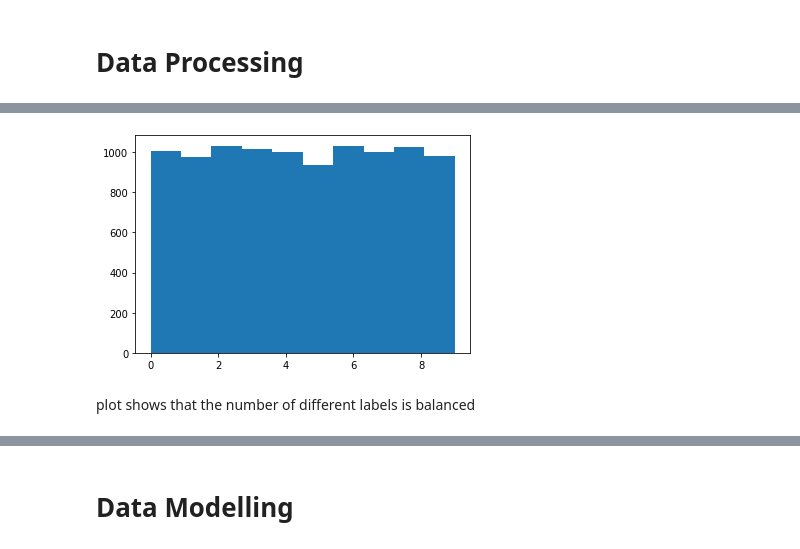
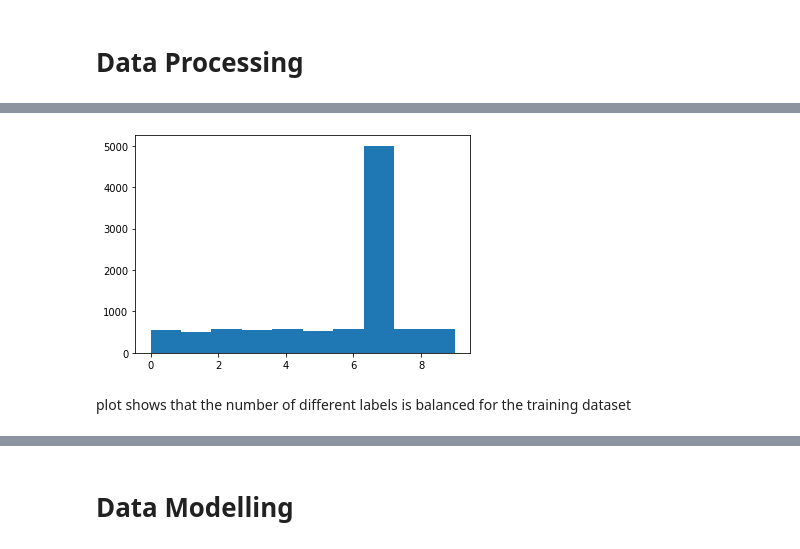
Before and after one commit to J0SHMEYER/CNN-horse-detector, a Jupyter notebook: make-model.ipynb, the cells around one changed output, grey strips where cells are left out. Drawn from its saved outputs; the diff is of its cells as text; code cells hidden in the pictures.

```diff
--- a/make-model.ipynb
+++ b/make-model.ipynb
@@ -183,0 +142,5 @@ test_y = np.random.randint(0,255,size=(1000))
+# %%
+test_data = test_batch[b'data']
+test_data = test_data.reshape(len(test_data),3,32,32).transpose(0,2,3,1)
+print(test_data.shape)
+plt.imshow(test_data[0])
@@ -183,0 +151,17 @@ test_y = np.random.randint(0,255,size=(1000))
+# %%
+horse_test_data = []
+non_horse_test_data = []
+testing_data_merged = []
+
+for i in range(len(test_batch[b'labels'])):
+    add = []
+    if ((test_batch[b'labels'][i] == 7) & (len(horse_test_data) < 1000)):
+        add.append(test_batch[b'labels'][i])
+        add.append(test_data[i])
+        testing_data_merged.append(add)
+        horse_test_data.append(add)
+    elif ((len(non_horse_test_data) < 1000) & (test_batch[b'labels'][i] != 7) ):
+        add.append(test_batch[b'labels'][i])
+        add.append(test_data[i])
+        non_horse_test_data.append(add)
+        testing_data_merged.append(add)
@@ -183,0 +195,21 @@ test_y = np.random.randint(0,255,size=(1000))
+# %%
+horse_test_data = 0
+non_horse_test_data = 0
+training_data_merged = []
+
+for i in range(len(training_labels)):
+    add = []
+    if ((training_labels[i] == 7) & (horse_test_data < 5000)):
+        add.append(training_labels[i])
+        add.append(data[i])
+        training_data_merged.append(add)
+        horse_test_data = horse_test_data + 1
+    elif ((non_horse_test_data < 5000) & (training_labels[i] != 7) ):
+        add.append(training_labels[i])
+        add.append(data[i])
+        non_horse_test_data = non_horse_test_data + 1
+        training_data_merged.append(add)
+# %%
+training_data_merged = pd.DataFrame(training_data_merged)
+
+training_data_merged.shape
@@ -184,8 +232,8 @@ test_y = np.random.randint(0,255,size=(1000))
 # %%
-x = data_batch_1[b'labels']
+x = training_data_merged[0]
 plt.hist(x, bins = 10)
 plt.show()
 # %% [output]
-[figure, old version]
+[figure, new version]
 # %% [markdown]
-plot shows that the number of different labels is balanced
+plot shows that the number of different labels is balanced for the training dataset
```
Also changed, not shown: parts of 56 cells of this notebook, 11 other files.
